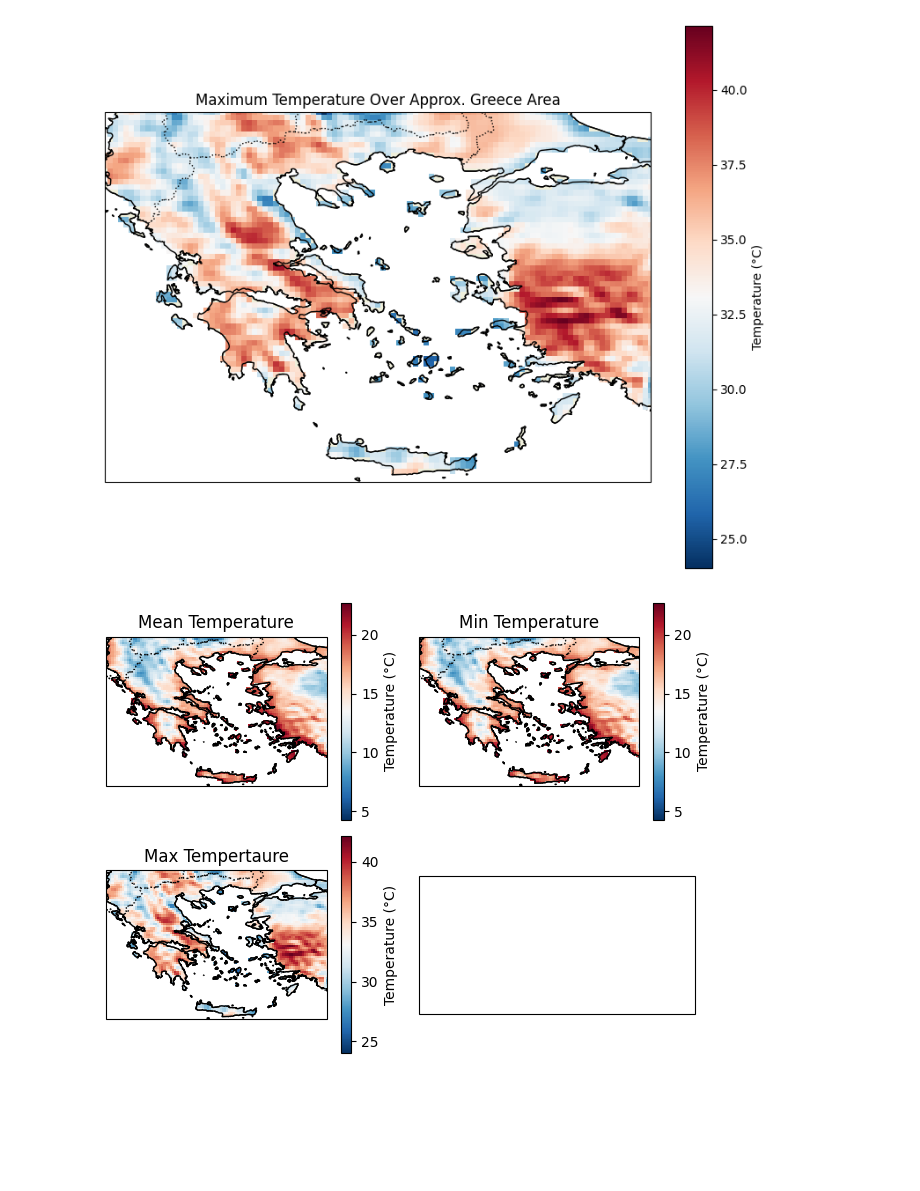
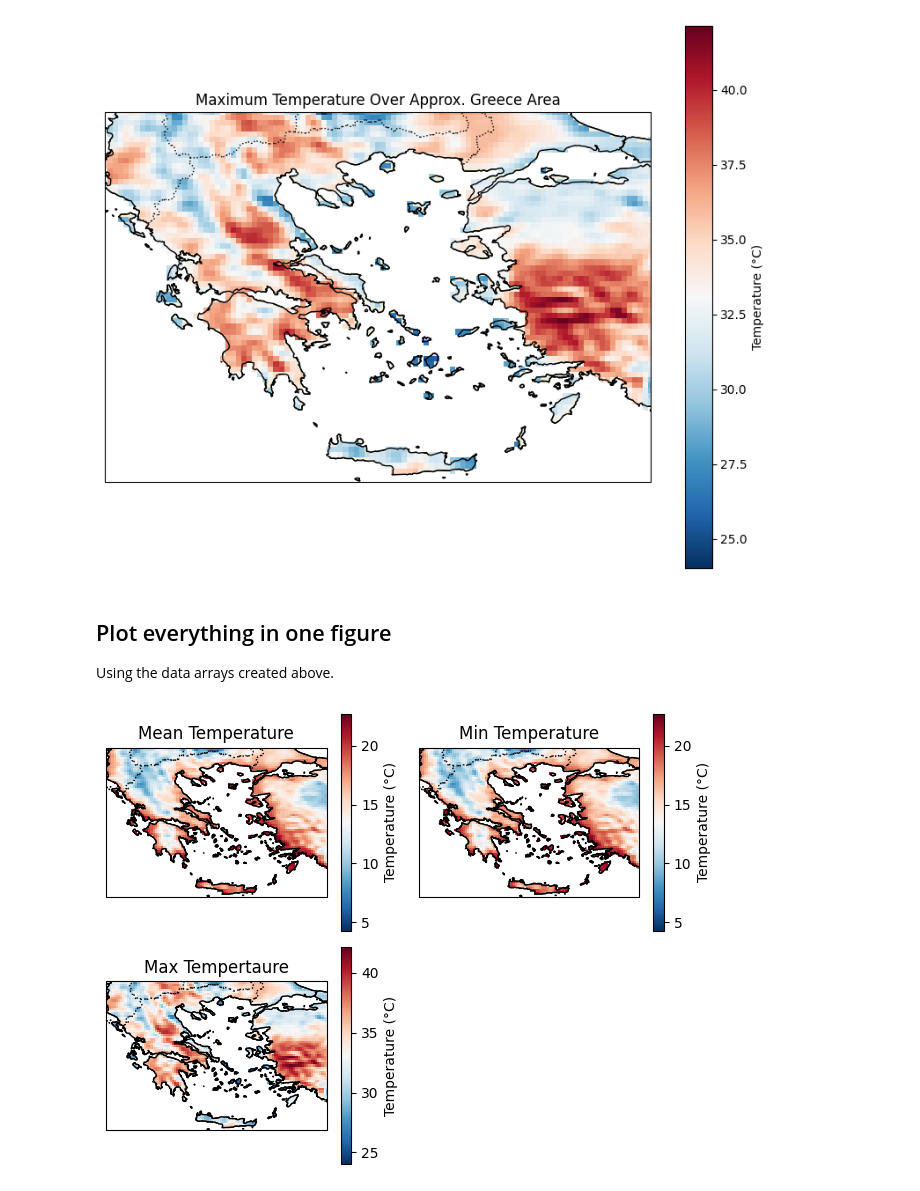
Before and after one commit to edwardLum/mapping-data-visualization-python, a Jupyter notebook: code/exercise1/Exercise 1.ipynb, the cells around one changed output. Cells and saved outputs as stored; diff of their text form; code cells hidden in the pictures; blank space fills up the shorter version.

```diff
--- a/code/exercise1/Exercise 1.ipynb
+++ b/code/exercise1/Exercise 1.ipynb
@@ -100,27 +108,33 @@ ax.set_title('Maximum Temperature Over Approx. Greece Area')
 plt.show()
 # %% [output]
 [figure]
+# %% [markdown]
+## Plot everything in one figure
+
+Using the data arrays created above.
 # %%
 fig, ((ax1, ax2), (ax3, ax4)) = plt.subplots(2, 2, subplot_kw={'projection': ccrs.PlateCarree()})
+ax4.axis('off')  # Turn off the 4th axis since you mentioned you only want 3 plots
 
 def plot_temperature_on_ax(ax, data, title):
+    """Plot data to ax with title as ax title."""
     ax.set_extent([19.37, 29.57, 34.8, 41.7])  # [lon_min, lon_max, lat_min, lat_max] covering approx. Greece area
 
     # Plot the mean temperature data
     data.plot(ax=ax, transform=ccrs.PlateCarree(), cmap='RdBu_r', cbar_kwargs={'label': 'Temperature (°C)'})
 
     # Adding coastlines and land features for better visualization
     ax.add_feature(cfeature.COASTLINE)
     ax.add_feature(cfeature.LAND, edgecolor='black')
     ax.add_feature(cfeature.BORDERS, linestyle=':')
     ax.set_title(title)
 
 # Now plot the data on the axes
 plot_temperature_on_ax(ax1, mean_temperature, 'Mean Temperature')
 plot_temperature_on_ax(ax2, min_temperature, 'Min Temperature')
 plot_temperature_on_ax(ax3, max_temperature, 'Max Tempertaure')
 
 plt.tight_layout()
 plt.show()
 # %% [output]
-[figure, old version]
+[figure, new version]
```
Also changed, not shown: parts of 4 cells of this notebook.
